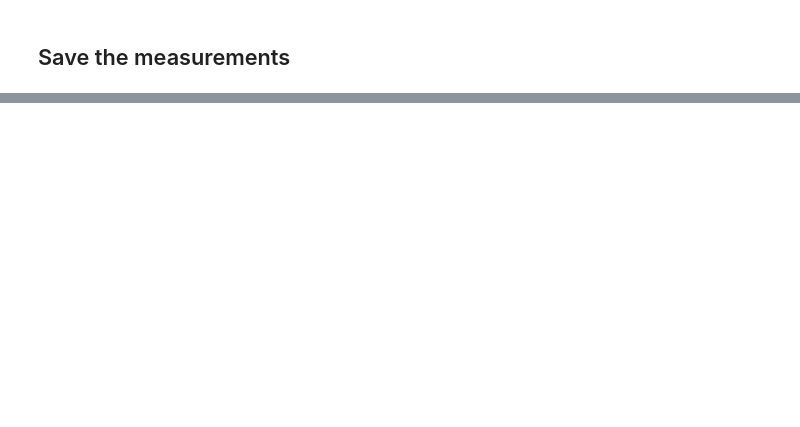
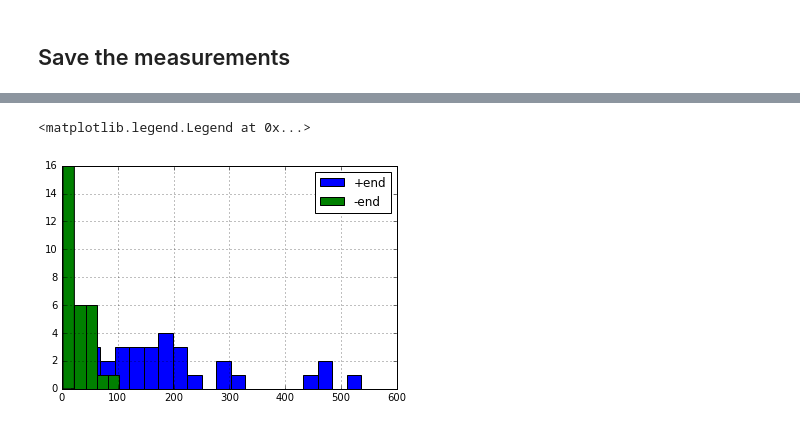
Before and after one commit to ShengyaoChen/cell_biology, a Jupyter notebook: mt_analysis/mt_analysis_demo.ipynb, the cells around one changed output, grey strips where cells are left out. Saved outputs shown, nothing was run; the diff lists cells and outputs as text; code cells hidden in the pictures; blank space fills up the shorter version.

```diff
--- a/mt_analysis/mt_analysis_demo.ipynb
+++ b/mt_analysis/mt_analysis_demo.ipynb
@@ -194,2 +194,9 @@ mt_analysis
 # %%
 mt_analysis.to_csv('measurement_result.csv')
+# %%
+mt_analysis['+end'].hist(bins = 20, label = '+end')
+mt_analysis['-end'].hist(bins = 5, label = '-end')
+plt.legend()
+# %% [output]
+<matplotlib.legend.Legend at 0x...>
+[figure, added]
```
Also changed, not shown: parts of 3 cells of this notebook, 58 other files.
